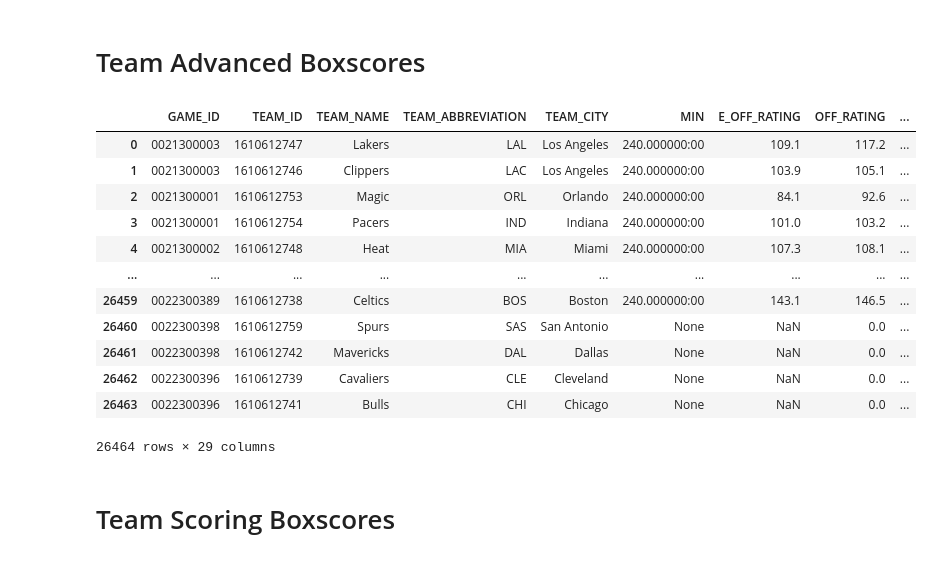
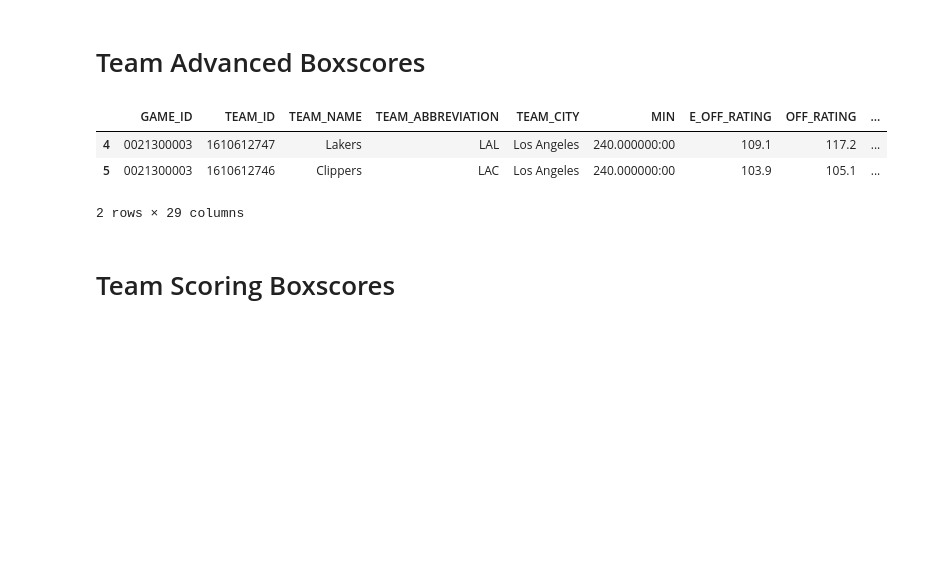
Before and after one commit to apensotti/NBA_Models, a Jupyter notebook: src/notebooks/data_collection.ipynb, the cells around one changed output. Cells and saved outputs as stored; diff of their text form; code cells hidden in the pictures; blank space fills up the shorter version.

```diff
--- a/src/notebooks/data_collection.ipynb
+++ b/src/notebooks/data_collection.ipynb
@@ -61,37 +52,28 @@ display(basic_boxscores_db)
 # %%
 cur2 = conn.cursor()
 cur2.execute("SELECT * FROM team_advanced_boxscores")
 rows2 = cur2.fetchall()
 
 db_advanced_list = []
 
 for row in rows2:
     db_advanced_list.append(row)
 
 advanced_boxscores_db = pd.DataFrame(data=db_advanced_list)
 
 advanced_boxscores_db.columns = ['GAME_ID', 'TEAM_ID', 'TEAM_NAME',
             'TEAM_ABBREVIATION', 'TEAM_CITY', 'MIN', 'E_OFF_RATING', 'OFF_RATING', 'E_DEF_RATING',
             'DEF_RATING', 'E_NET_RATING', 'NET_RATING', 'AST_PCT', 'AST_TOV',
             'AST_RATIO', 'OREB_PCT', 'DREB_PCT', 'REB_PCT', 'E_TM_TOV_PCT',
             'TM_TOV_PCT', 'EFG_PCT', 'TS_PCT', 'USG_PCT', 'E_USG_PCT', 'E_PACE',
             'PACE', 'PACE_PER40', 'POSS', 'PIE']
 
-display(advanced_boxscores_db.loc[:26463])
+display(advanced_boxscores_db.loc[advanced_boxscores_db['GAME_ID'] == '0021300003'])
 # %% [output]
 |  | GAME_ID | TEAM_ID | TEAM_NAME | TEAM_ABBREVIATION | TEAM_CITY | MIN | E_OFF_RATING | OFF_RATING | ... |
-| 0 | 0021300003 | 1610612747 | Lakers | LAL | Los Angeles | 240.000000:00 | 109.1 | 117.2 | ... |
-| 1 | 0021300003 | 1610612746 | Clippers | LAC | Los Angeles | 240.000000:00 | 103.9 | 105.1 | ... |
-| 2 | 0021300001 | 1610612753 | Magic | ORL | Orlando | 240.000000:00 | 84.1 | 92.6 | ... |
-| 3 | 0021300001 | 1610612754 | Pacers | IND | Indiana | 240.000000:00 | 101.0 | 103.2 | ... |
-| 4 | 0021300002 | 1610612748 | Heat | MIA | Miami | 240.000000:00 | 107.3 | 108.1 | ... |
-| ... | ... | ... | ... | ... | ... | ... | ... | ... | ... |
-| 26459 | 0022300389 | 1610612738 | Celtics | BOS | Boston | 240.000000:00 | 143.1 | 146.5 | ... |
-| 26460 | 0022300398 | 1610612759 | Spurs | SAS | San Antonio | None | NaN | 0.0 | ... |
-| 26461 | 0022300398 | 1610612742 | Mavericks | DAL | Dallas | None | NaN | 0.0 | ... |
-| 26462 | 0022300396 | 1610612739 | Cavaliers | CLE | Cleveland | None | NaN | 0.0 | ... |
-| 26463 | 0022300396 | 1610612741 | Bulls | CHI | Chicago | None | NaN | 0.0 | ... |
+| 4 | 0021300003 | 1610612747 | Lakers | LAL | Los Angeles | 240.000000:00 | 109.1 | 117.2 | ... |
+| 5 | 0021300003 | 1610612746 | Clippers | LAC | Los Angeles | 240.000000:00 | 103.9 | 105.1 | ... |
-26464 rows × 29 columns
+2 rows × 29 columns
 # %% [markdown]
 # Team Scoring Boxscores
 # %%
```
Also changed, not shown: parts of 5 cells of this notebook, 3 other files.
